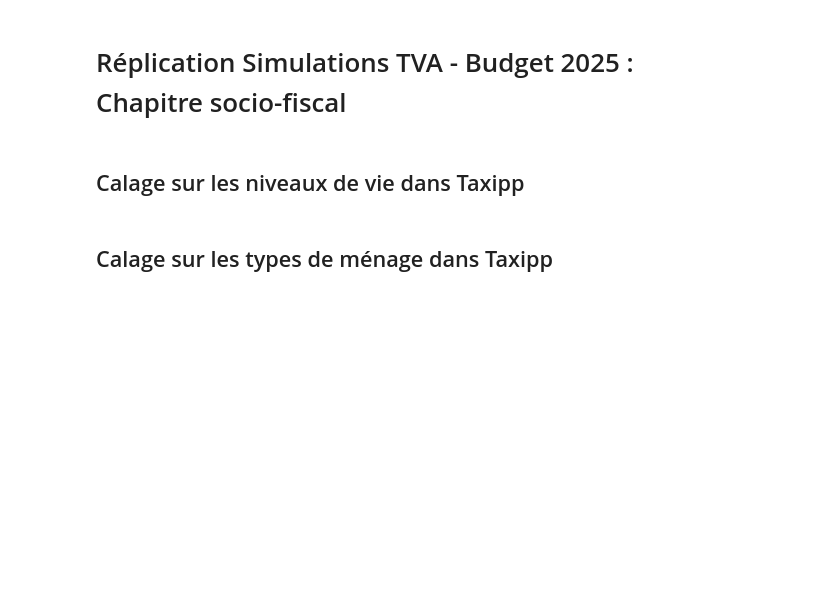
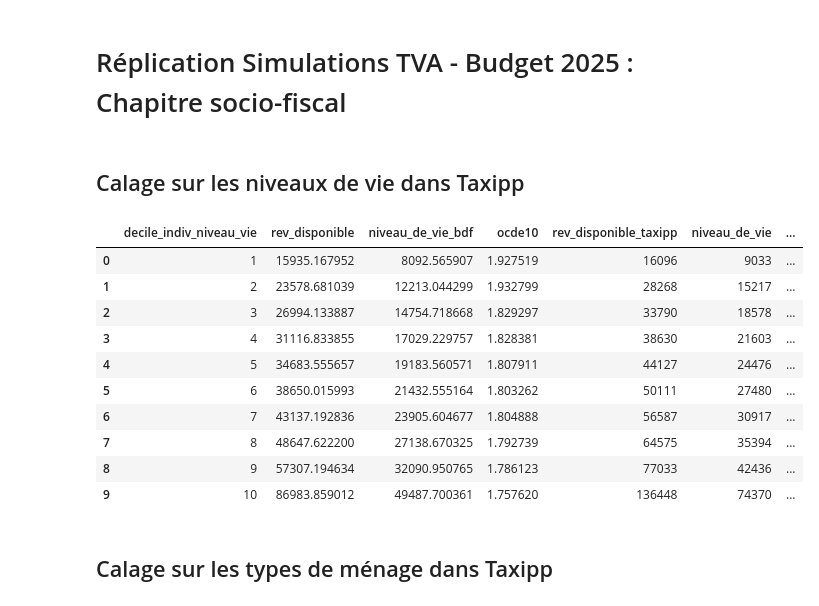
Before and after one commit to openfisca/openfisca-france-indirect-taxation, a Jupyter notebook: openfisca_france_indirect_taxation/projects/TVA/Replication_TVA_budget_2025.ipynb, the cells around one changed output. Drawn from its saved outputs; the diff is of its cells as text; code cells hidden in the pictures; blank space fills up the shorter version.

```diff
--- a/openfisca_france_indirect_taxation/projects/TVA/Replication_TVA_budget_2025.ipynb
+++ b/openfisca_france_indirect_taxation/projects/TVA/Replication_TVA_budget_2025.ipynb
@@ -72,7 +74,23 @@ decile_taxipp.set_index('decile_indiv_niveau_vie', inplace = True)
 # %%
 input_bdf = get_input_data_frame(2017)
 input_bdf = input_bdf.loc[input_bdf['rev_disponible'] > 0]
-input_bdf , df_calage = calage_bdf_niveau_vie(input_bdf, decile_taxipp)
+# input_bdf , df_calage = calage_bdf_niveau_vie(input_bdf, decile_taxipp)
+input_bdf_copy, df_calage = get_coef_calage_niveau_vie(input_bdf, decile_taxipp, 'indiv')
+df_calage['test'] = df_calage['coef_calage'].apply(lambda x: abs(x - 1))
+# %%
+df_calage
+# %% [output]
+|  | decile_indiv_niveau_vie | rev_disponible | niveau_de_vie_bdf | ocde10 | rev_disponible_taxipp | niveau_de_vie | ... |
+| 0 | 1 | 15935.167952 | 8092.565907 | 1.927519 | 16096 | 9033 | ... |
+| 1 | 2 | 23578.681039 | 12213.044299 | 1.932799 | 28268 | 15217 | ... |
+| 2 | 3 | 26994.133887 | 14754.718668 | 1.829297 | 33790 | 18578 | ... |
+| 3 | 4 | 31116.833855 | 17029.229757 | 1.828381 | 38630 | 21603 | ... |
+| 4 | 5 | 34683.555657 | 19183.560571 | 1.807911 | 44127 | 24476 | ... |
+| 5 | 6 | 38650.015993 | 21432.555164 | 1.803262 | 50111 | 27480 | ... |
+| 6 | 7 | 43137.192836 | 23905.604677 | 1.804888 | 56587 | 30917 | ... |
+| 7 | 8 | 48647.622200 | 27138.670325 | 1.792739 | 64575 | 35394 | ... |
+| 8 | 9 | 57307.194634 | 32090.950765 | 1.786123 | 77033 | 42436 | ... |
+| 9 | 10 | 86983.859012 | 49487.700361 | 1.757620 | 136448 | 74370 | ... |
 # %% [markdown]
 ## Calage sur les types de ménage dans Taxipp
 # %%
```
Also changed, not shown: parts of 3 cells of this notebook.
